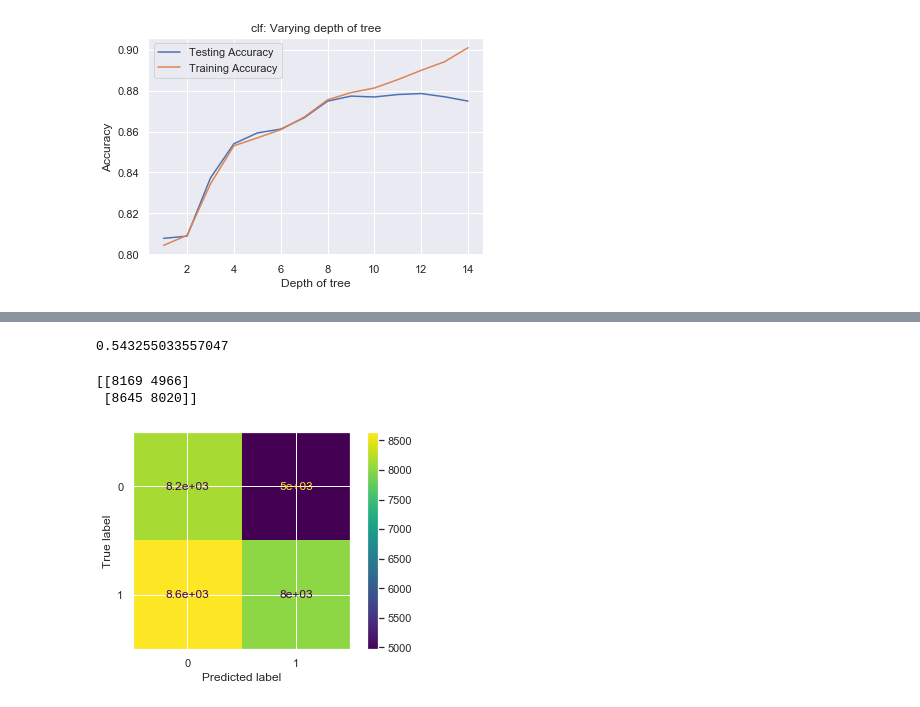
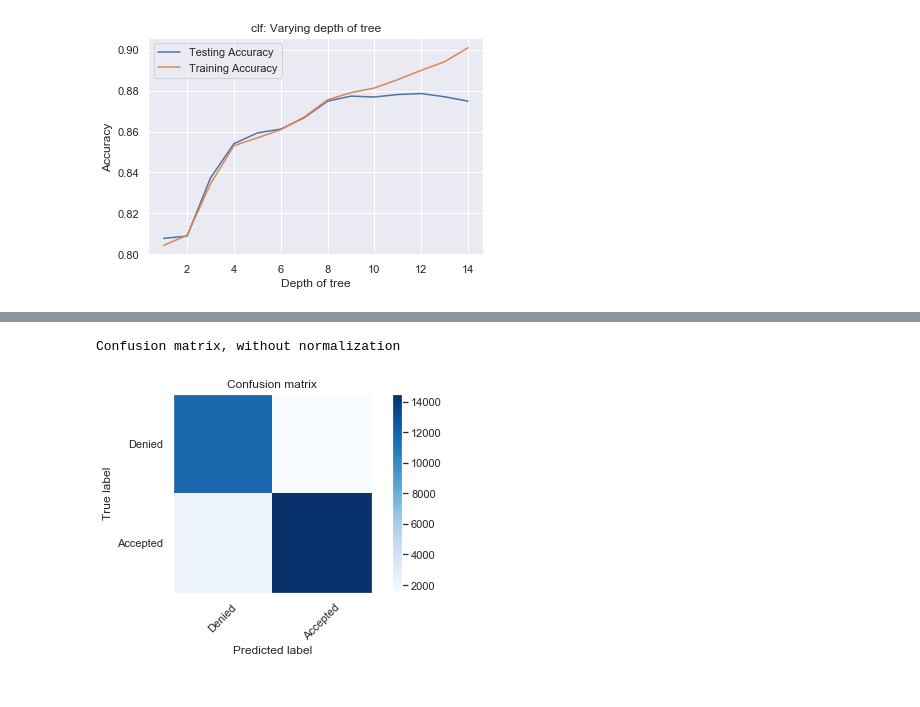
Before and after one commit to malle72/finalproject, a Jupyter notebook: ProjectNotebook.ipynb, the cells around one changed output, grey strips where cells are left out. Cells and saved outputs as stored; diff of their text form; code cells hidden in the pictures.

```diff
--- a/ProjectNotebook.ipynb
+++ b/ProjectNotebook.ipynb
@@ -123,14 +124,14 @@ train_accuracy = np.empty(len(dep))
 test_accuracy = np.empty(len(dep))
 
 for i,k in enumerate(dep):
-    clf = tree.DecisionTreeClassifier(max_depth=k)
+    clf2 = tree.DecisionTreeClassifier(max_depth=k)
 
-    clf.fit(x_train,y_train)
+    clf2.fit(x_train,y_train)
 
-    train_accuracy[i] = clf.score(x_train, y_train)
+    train_accuracy[i] = clf2.score(x_train, y_train)
 
     #Compute accuracy on the testing set
-    test_accuracy[i] = clf.score(x_test, y_test)
+    test_accuracy[i] = clf2.score(x_test, y_test)
 
 # Generate plot
 plt.title('clf: Varying depth of tree')
@@ -185,16 +169,26 @@ pred = nb_classifier.predict(x_test)
-# %%
-score = metrics.accuracy_score(y_test, pred)
-print(score)
-# %% [output]
-0.543255033557047
-# %%
-cm = metrics.confusion_matrix(y_test, pred)
-print(cm)
-# %% [output]
-[[8169 4966]
- [8645 8020]]
-# %%
-metrics.plot_confusion_matrix(nb_classifier, x_test, y_test)
-plt.show()
-# %% [output]
-[figure, removed]
+# %%
+def plot_confusion_matrix(cm, classes, normalize=False,title='Confusion matrix', cmap=plt.cm.Blues):
+    plt.imshow(cm, interpolation='nearest', cmap=cmap)
+    plt.title(title)
+    plt.colorbar()
+    tick_marks = np.arange(len(classes))
+    plt.xticks(tick_marks, classes, rotation=45)
+    plt.yticks(tick_marks, classes)
+    plt.grid(None)
+    if normalize:
+        cm = cm.astype('float') / cm.sum(axis=1)[:, np.newaxis]
+        print("Normalized confusion matrix")
+    else:
+        print('Confusion matrix, without normalization')
+    thresh = cm.max() / 2.
+    plt.tight_layout()
+    plt.ylabel('True label')
+    plt.xlabel('Predicted label')
+# %%
+y_pred_dt = clf.predict(x_test)
+cm=metrics.confusion_matrix(y_test,y_pred_dt)
+
+plot_confusion_matrix(cm,classes=['Denied','Accepted'])
+# %% [output]
+Confusion matrix, without normalization
+[figure, added]
```
Also changed, not shown: parts of 12 cells of this notebook.
